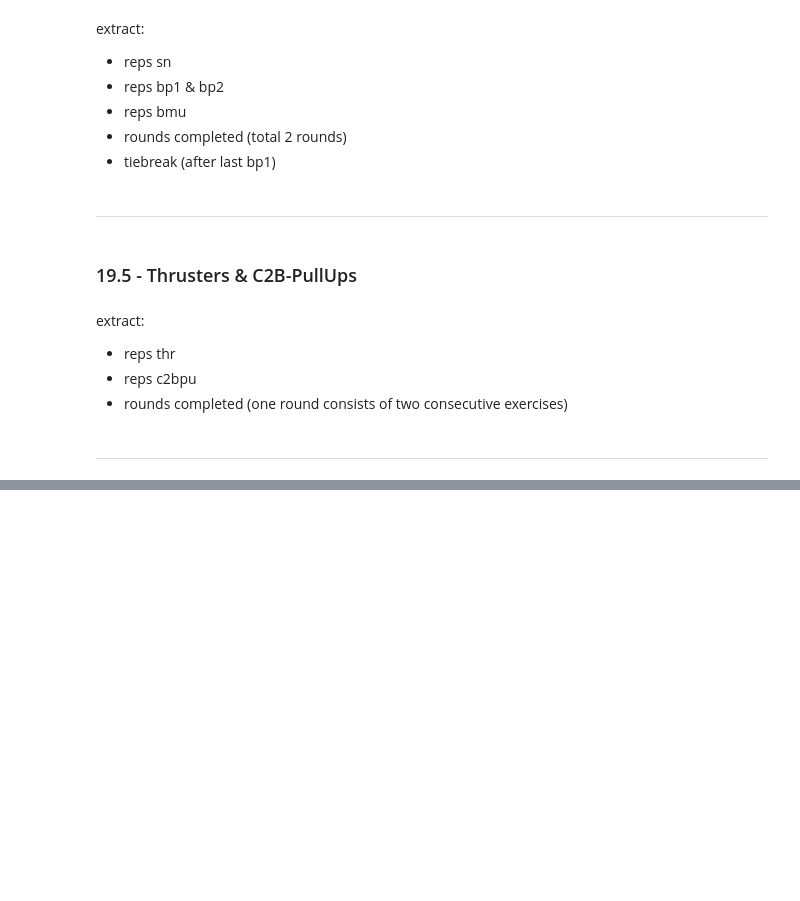
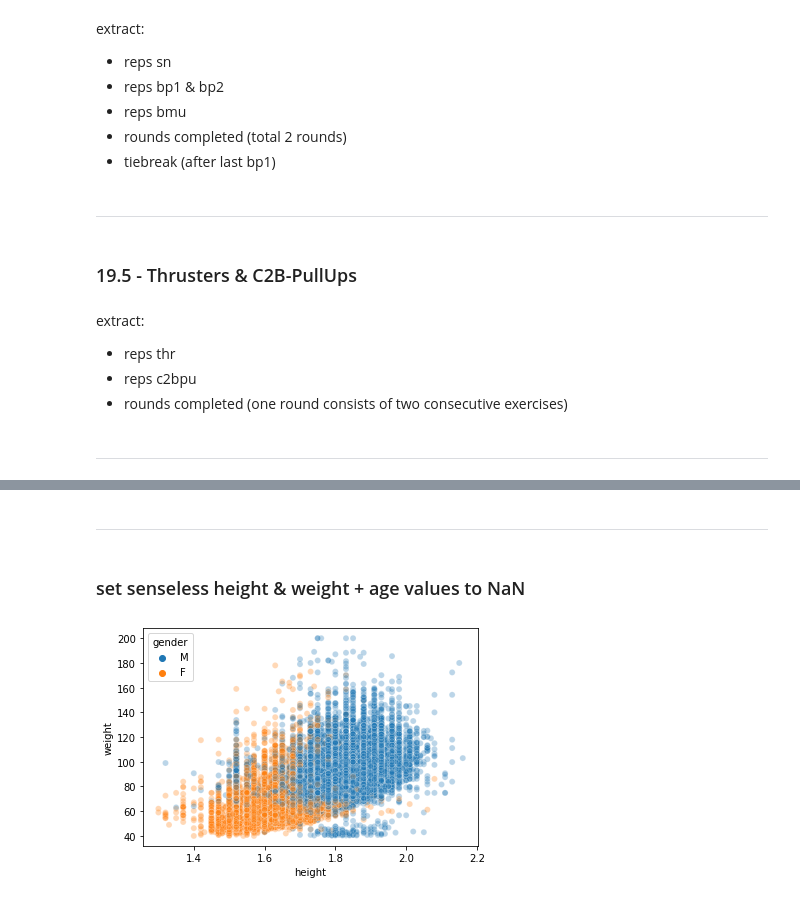
Before and after one commit to malefiz1988/project-crossfit-data, a Jupyter notebook: open_19_cleaning.ipynb, the cells around one changed output, grey strips where cells are left out. Saved outputs shown, nothing was run; the diff lists cells and outputs as text; code cells hidden in the pictures; blank space fills up the shorter version.

Commit message:
data cleaning notebook added

```diff
--- a/open_19_cleaning.ipynb
+++ b/open_19_cleaning.ipynb
@@ -653,0 +759,2 @@ for i in sc5:
+# %%
+df_19['affiliatename'].fillna('boxless', inplace=True)
@@ -653,0 +765,33 @@ for i in sc5:
+# %%
+df_19.drop(df_19[(df_19['score_1']==0) & \
+                 (df_19['score_2']==0) & \
+                 (df_19['score_3']==0) & \
+                 (df_19['score_4']==0) & \
+                 (df_19['score_5']==0)].index, inplace=True)
+# %% [markdown]
+---
+# %% [markdown]
+### set senseless height & weight + age values to NaN
+# %%
+# create a new feature for BMI
+df_19['BMI'] = df_19['weight'] / (df_19['height'])**2
+# %%
+# set weight to np.NaN if not 40 < weight < 200
+df_19.loc[df_19['weight'] < 40, 'weight'] = np.NaN
+df_19.loc[df_19['weight'] > 200, 'weight'] = np.NaN
+df_19.loc[df_19['weight'] < 40, 'height'] = np.NaN
+df_19.loc[df_19['weight'] > 200, 'height'] = np.NaN
+df_19.loc[df_19['weight'] < 40, 'BMI'] = np.NaN
+df_19.loc[df_19['weight'] > 200, 'BMI'] = np.NaN
+
+# set height to np.NaN if not 1.3 < height < 2.3
+df_19.loc[df_19['height'] < 1.3, 'weight'] = np.NaN
+df_19.loc[df_19['height'] > 2.3, 'weight'] = np.NaN
+df_19.loc[df_19['height'] < 1.3, 'height'] = np.NaN
+df_19.loc[df_19['height'] > 2.3, 'height'] = np.NaN
+df_19.loc[df_19['height'] < 1.3, 'BMI'] = np.NaN
+df_19.loc[df_19['height'] > 2.3, 'BMI'] = np.NaN
+# %%
+sns.scatterplot(data=df_19,x='height',y='weight',hue='gender',alpha=0.3);
+# %% [output]
+[figure, added]
```
Also changed, not shown: parts of 31 cells of this notebook.
